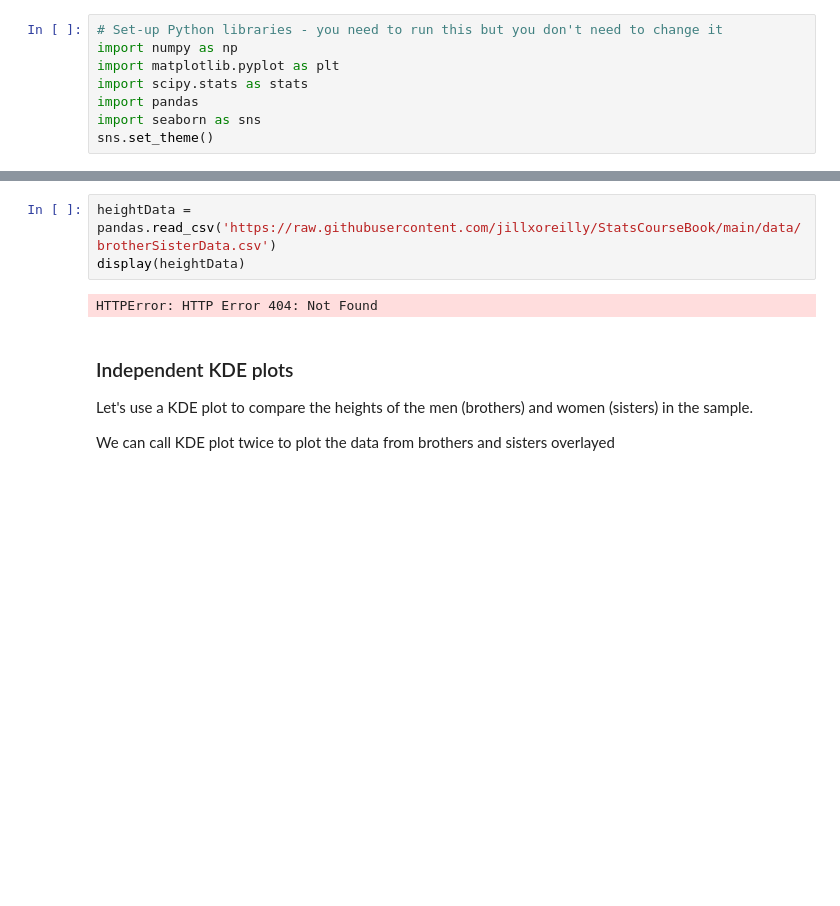
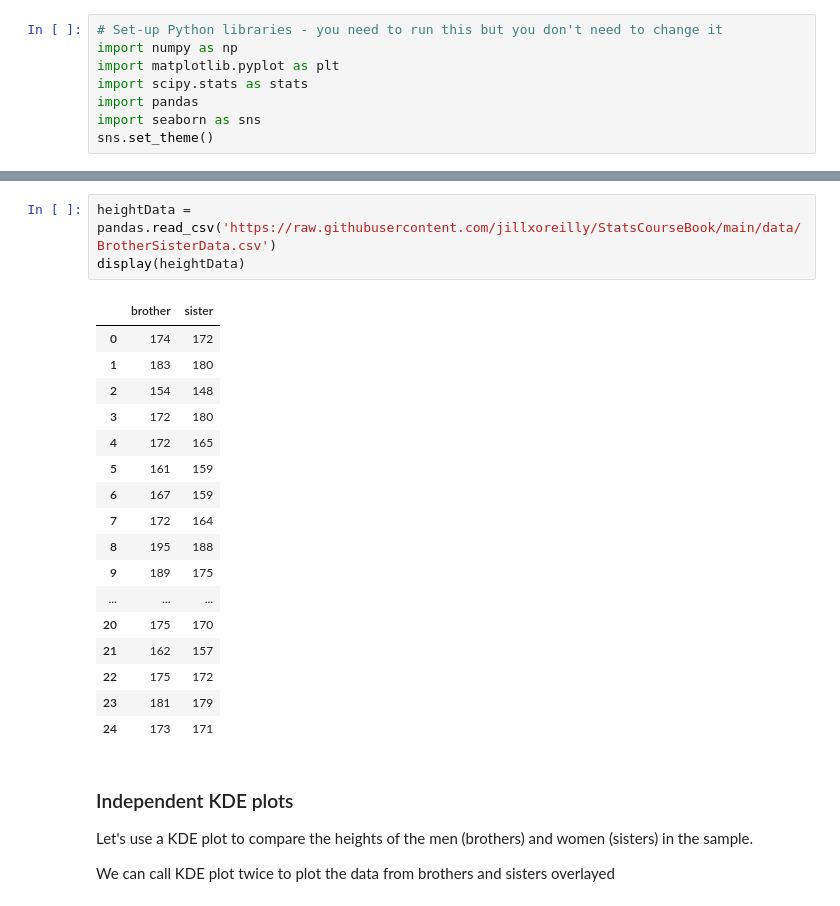
Before and after one commit to jillxoreilly/StatsCourseBook, a Jupyter notebook: _build/jupyter_execute/plotting_scatterplot.ipynb, the cells around one changed output, grey strips where cells are left out. Drawn from its saved outputs; the diff is of its cells as text; blank space fills up the shorter version.

```diff
--- a/_build/jupyter_execute/plotting_scatterplot.ipynb
+++ b/_build/jupyter_execute/plotting_scatterplot.ipynb
@@ -39,8 +39,24 @@ Load the file brotherSisterData.csv which contains heights in cm for 25 brother-
 # %%
-heightData = pandas.read_csv('https://raw.githubusercontent.com/jillxoreilly/StatsCourseBook/main/data/brotherSisterData.csv')
+heightData = pandas.read_csv('https://raw.githubusercontent.com/jillxoreilly/StatsCourseBook/main/data/BrotherSisterData.csv')
 display(heightData)
 # %% [output]
-HTTPError: HTTP Error 404: Not Found
+|  | brother | sister |
+| 0 | 174 | 172 |
+| 1 | 183 | 180 |
+| 2 | 154 | 148 |
+| 3 | 172 | 180 |
+| 4 | 172 | 165 |
+| 5 | 161 | 159 |
+| 6 | 167 | 159 |
+| 7 | 172 | 164 |
+| 8 | 195 | 188 |
+| 9 | 189 | 175 |
+| ... | ... | ... |
+| 20 | 175 | 170 |
+| 21 | 162 | 157 |
+| 22 | 175 | 172 |
+| 23 | 181 | 179 |
+| 24 | 173 | 171 |
 # %% [markdown]
 ### Independent KDE plots
 
```
Also changed, not shown: parts of 3 cells of this notebook, 42 other files.
